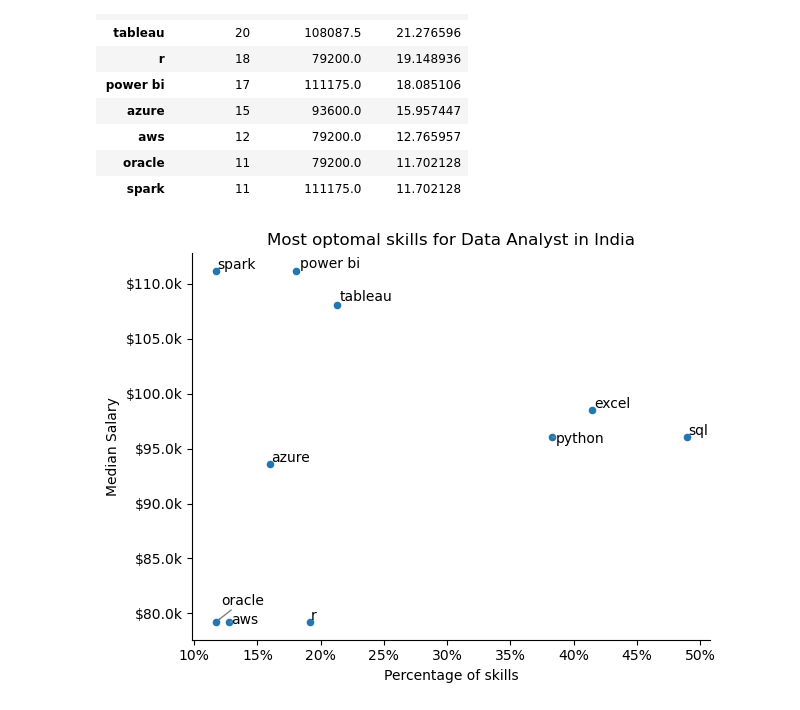
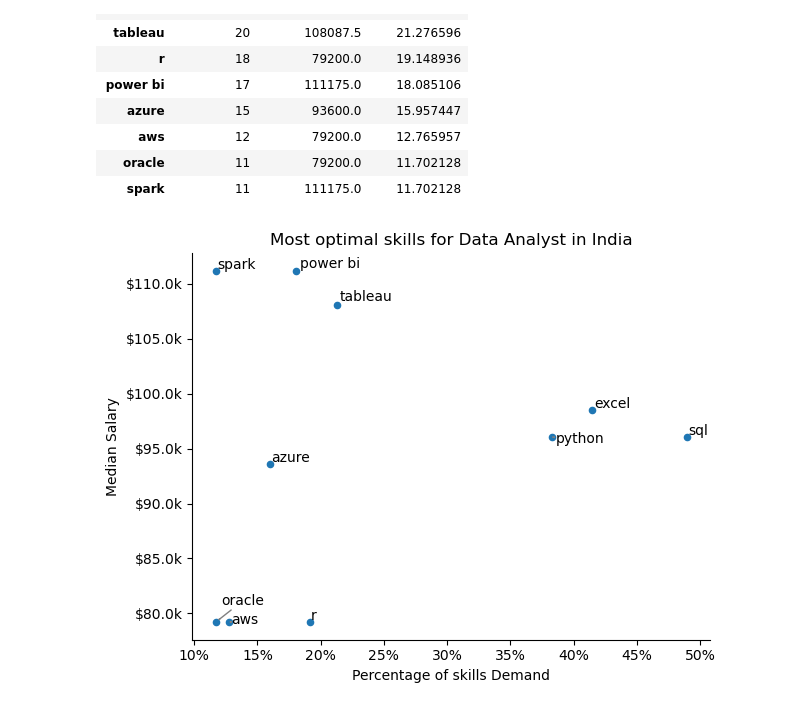
Before and after one commit to Lokey666/DataCareer-Insights, a Jupyter notebook: my_project/06_optimal_skill.ipynb, the cells around one changed output. Drawn from its saved outputs; the diff is of its cells as text; code cells hidden in the pictures.

```diff
--- a/my_project/06_optimal_skill.ipynb
+++ b/my_project/06_optimal_skill.ipynb
@@ -68,20 +68,20 @@ skill_demand
 # %%
 skill_demand.plot(kind='scatter', x='skill_percent', y='median_salary')
 texts = []
 for x,txt in enumerate(skill_demand.index):
     texts.append(plt.text(skill_demand['skill_percent'].iloc[x], skill_demand['median_salary'].iloc[x], txt))
 
 adjust_text(texts, arrowprops=dict(arrowstyle='->', color='gray',))
 ax = plt.gca()
 ax.yaxis.set_major_formatter(plt.FuncFormatter(lambda x, pos: f'${x/1000}k'))
 ax.xaxis.set_major_formatter(PercentFormatter(decimals=0))
 
-plt.title('Most optomal skills for Data Analyst in India')
+plt.title('Most optimal skills for Data Analyst in India')
 plt.ylabel('Median Salary')
-plt.xlabel('Percentage of skills')
+plt.xlabel('Percentage of skills Demand')
 plt.tight_layout()
 sns.despine()
 # %% [output]
-[figure, old version]
+[figure, new version]
 # %%
 df["job_type_skills"] = df["job_skills"].apply(lambda x: ast.literal_eval(str(x)))
```
